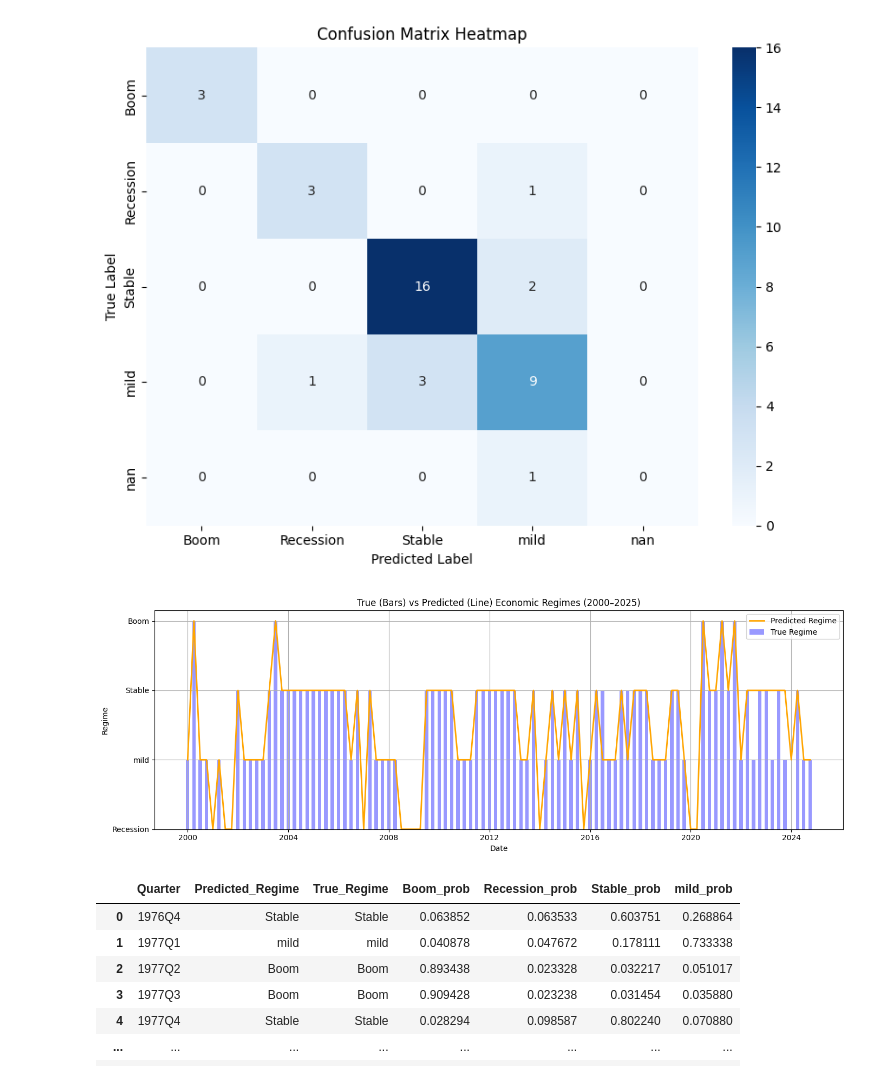
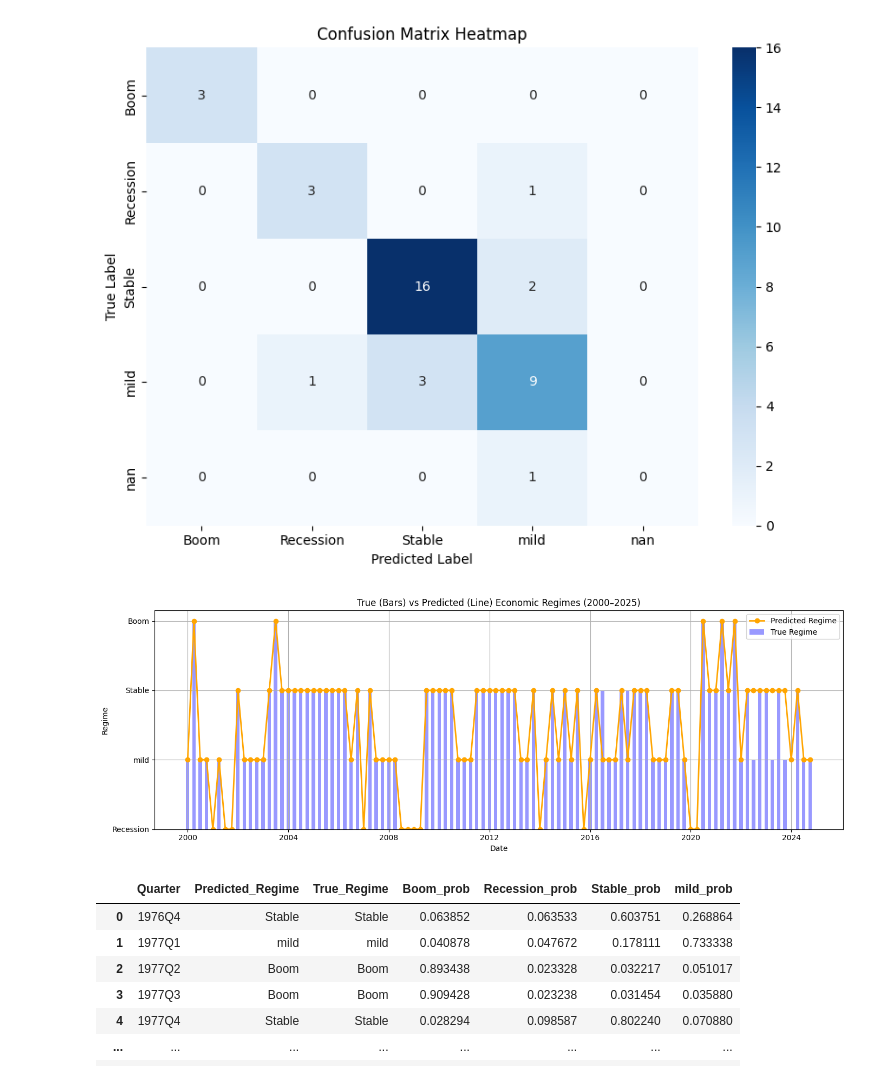
Before and after one commit to Makster04/FINAL_CAPSTONE_PROJECT, a Jupyter notebook: Notebook.ipynb, the cells around one changed output. Saved outputs shown, nothing was run; the diff lists cells and outputs as text; code cells hidden in the pictures.

```diff
--- a/Notebook.ipynb
+++ b/Notebook.ipynb
@@ -2268,35 +2258,36 @@ plt.figure(figsize=(14, 5))
 # 🔵 True regime as bars
 plt.bar(
     timeline_df["observation_date"],
     timeline_df["True_Regime_Code"],
     width=50,  # adjusts bar width
     align='center',
     alpha=0.4,
     label="True Regime",
     color='blue'
 )
 
 # 🟠 Predicted regime as a dashed line
 plt.plot(
     timeline_df["observation_date"],
     timeline_df["Predicted_Regime_Code"],
     label="Predicted Regime",
     linestyle='-',
     linewidth=2,
-    color='orange'
+    color='orange',
+    marker='o'
 )
 
 # Set custom y-ticks and labels
 plt.yticks(list(regime_to_int.values()), list(regime_to_int.keys()))
 plt.title("True (Bars) vs Predicted (Line) Economic Regimes (2000–2025)")
 plt.xlabel("Date")
 plt.ylabel("Regime")
 plt.legend()
 plt.grid(True)
 plt.tight_layout()
 plt.show()
 # %% [output]
-[figure, old version]
+[figure, new version]
 # %%
 proba_df_full["Quarter"] = proba_df_full["observation_date"].dt.to_period("Q").astype(str)
 latest_quarters = proba_df_full.groupby("Quarter").last().reset_index()
```
Also changed, not shown: parts of 16 cells of this notebook, 1 other file.
